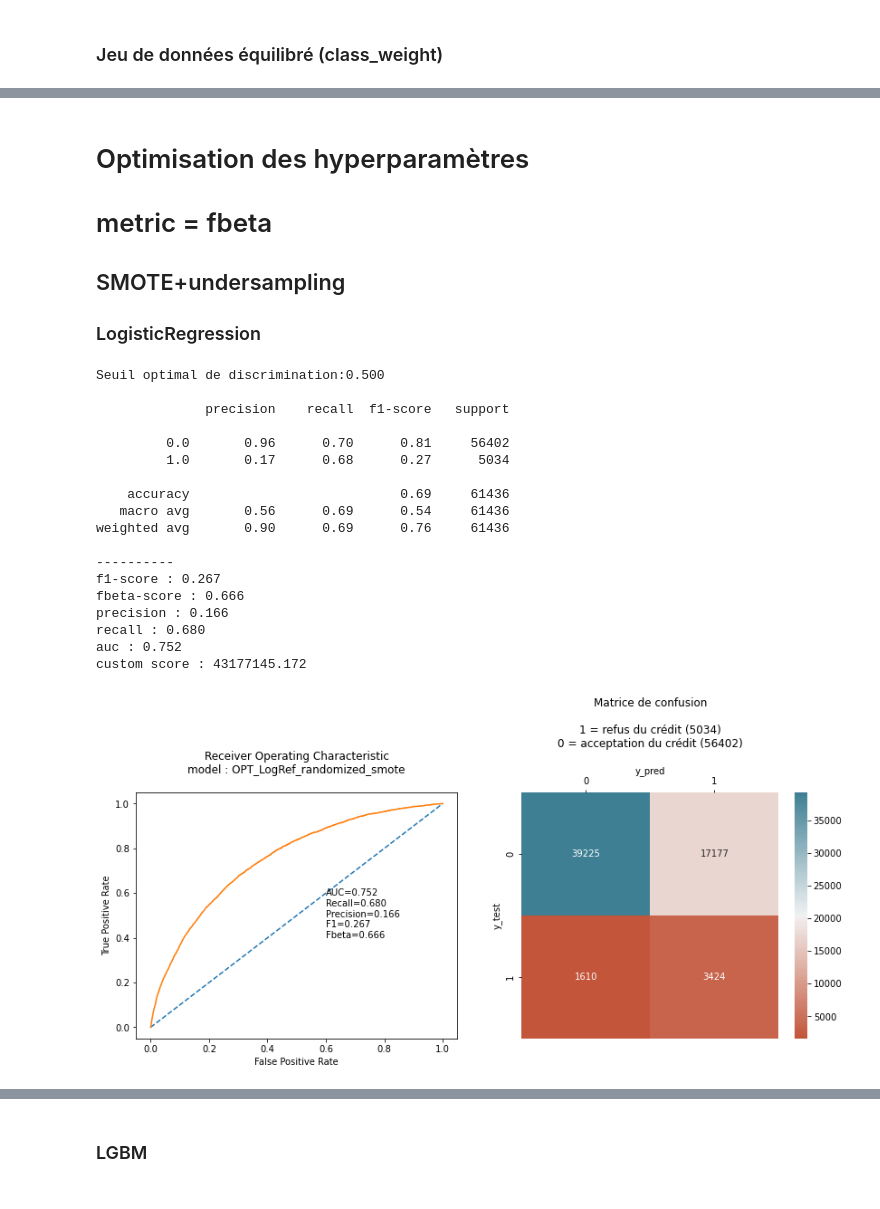
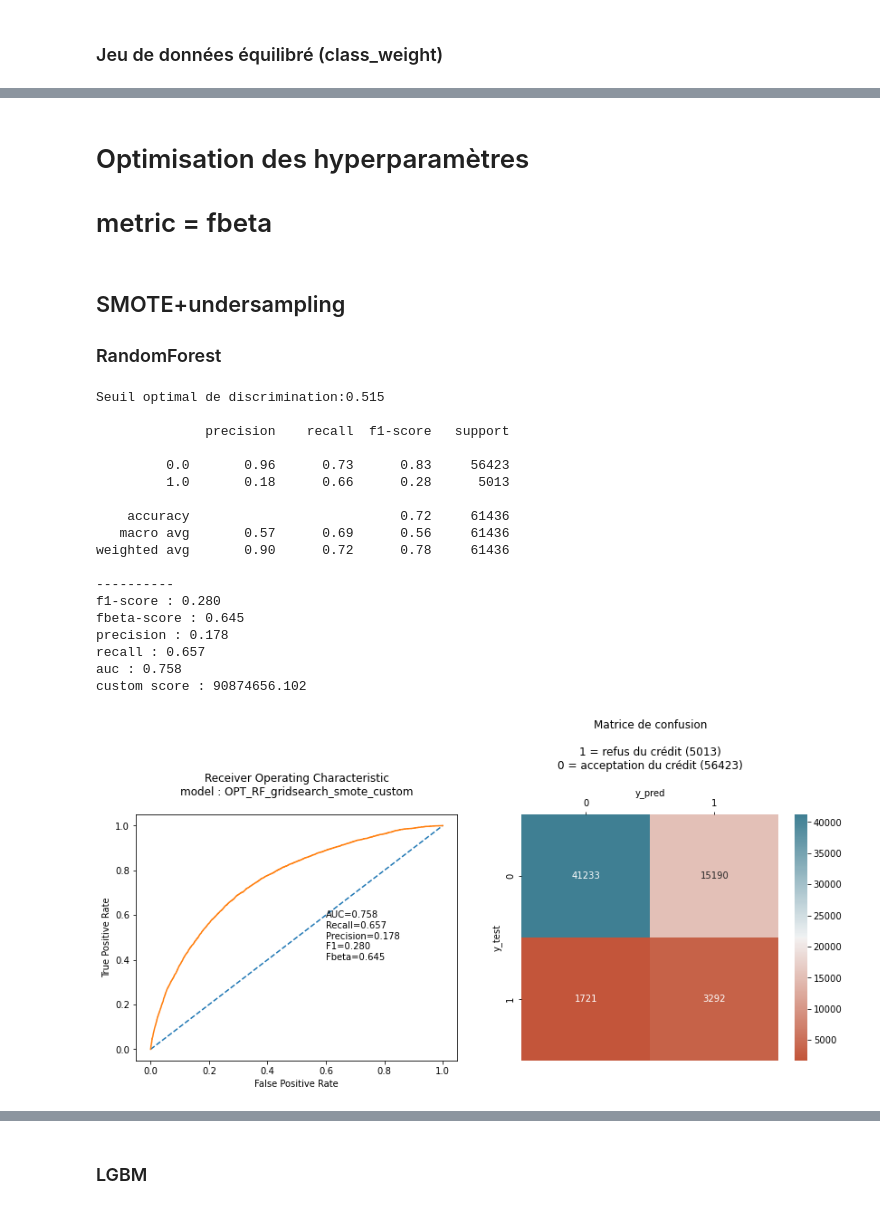
Before and after one commit to HDeBoissezon/P7, a Jupyter notebook: P7_Modelling.ipynb, the cells around one changed output, grey strips where cells are left out. Cells and saved outputs as stored; diff of their text form; code cells hidden in the pictures.

```diff
--- a/P7_Modelling.ipynb
+++ b/P7_Modelling.ipynb
@@ -179,5 +208,6 @@ ratio initial 1/0 : 0.088
 # %%
-oversampling = SMOTENC(sampling_strategy=.11, categorical_features=[0, 8], random_state=10)
+oversampling = SMOTENC(sampling_strategy=.11, categorical_features=[
+                       0, 8], random_state=10)
 undersampling = RandomUnderSampler(sampling_strategy=1, random_state=10)
 
 steps = [('over', oversampling), ('under', undersampling)]
@@ -374,5 +317,9 @@ Le coût d'un défaut de paiement (erreur de type II) représente 12 fois le gai
 # %%
-def custom_metric(y_pred, y_true):
+dict_param = {'gain_si_rembourse': gain_si_rembourse,
+              'perte_si_non_rembourse': perte_si_non_rembourse}
+
+
+def custom_metric(y_true, y_pred, dict_param=dict_param):
     '''
     metrique basée sur les caractéristiques d'un prêt moyen, à savoir :
     gain si remboursé = 18069.6
@@ -380,16 +327,20 @@ def custom_metric(y_pred, y_true):
     score = TN * gain - FP * gain - FN * perte + 0 * TP
     plus le score est grand, plus la banque gagne de l'argent
     '''
-    df = pd.DataFrame(y_pred, y_true).reset_index()
-    df.columns = ['Target', 'y_pred']
+    df = pd.DataFrame({'Target': y_true, 'y_pred': y_pred})
 
     masque_TN = (df.Target == 0) & (df.y_pred == 0)
-    # masque_TP = (df.Target == 1) & (df.y_pred == 1)
     masque_FP = (df.Target == 0) & (df.y_pred == 1)
     masque_FN = (df.Target == 1) & (df.y_pred == 0)
 
-    score = gain_si_rembourse * (masque_TN.sum() - masque_FP.sum()) - perte_si_non_rembourse * masque_FN.sum()
+    gain_si_rembourse = dict_param['gain_si_rembourse']
+    perte_si_non_rembourse = dict_param['perte_si_non_rembourse']
+
+    score = gain_si_rembourse * \
+        (masque_TN.sum() - masque_FP.sum()) - \
+        perte_si_non_rembourse * masque_FN.sum()
 
     return score
 
-custom_score = make_scorer(custom_metric)
+
+custom_score = make_scorer(custom_metric, dict_param=dict_param)
@@ -850,5 +905,3 @@ resultats_choix_model.sort_values(by="Fbeta", ascending=False)
 # %% [markdown]
- # Optimisation des hyperparamètres
- # metric = fbeta
- ## SMOTE+undersampling
- ### LogisticRegression
+  # Optimisation des hyperparamètres
+  # metric = fbeta
@@ -909,7 +971,7 @@ def optimisation_param(model_opt, run, X_train, y_train, X_test, y_test, resulta
     recall = recall_score(y_true=y_test, y_pred=y_pred)
     auc_score = auc(x=fpr, y=tpr)
     fbeta = fbeta_score(y_true=y_test, y_pred=y_pred, beta=beta)
-    custom = custom_metric(y_pred, y_test)
+    custom = custom_metric(y_true=y_test, y_pred=y_pred)
 
     # Affichage du rapport de classification
     print(classification_report(y_true=y_test, y_pred=y_pred))
@@ -957,40 +1019,38 @@ def optimisation_param(model_opt, run, X_train, y_train, X_test, y_test, resulta
     plt.xlabel("y_pred")
     plt.ylabel("y_test")
     return resultats, model_opt
+# %% [markdown]
+## SMOTE+undersampling
+  ### RandomForest
 # %%
-# test avec randomizedSearchCV
-distribution_lr = {'logisticregression__penalty': penalty,
-                   'logisticregression__C': C,
-                   'logisticregression__solver': solver}
+# configuration modèle
+model = RandomForestClassifier(random_state=10)
+rf = make_pipeline(preprocessor, model)
 
-# configuration modèle
-model = LogisticRegression(random_state=10)
-lr = make_pipeline(preprocessor, model)
-
-randomized_lr_smote = RandomizedSearchCV(
-    lr, param_distributions=distribution_lr, scoring=fbeta_scorer, cv=5, random_state=10)
-resultats_optimisation, randomized_lr_smote_opt = optimisation_param(
-    randomized_lr_smote, "OPT_LogRef_randomized_smote", X_train_balanced, y_train_balanced, X_test, y_test, resultats_optimisation)
+gridsearch_rf_smote = GridSearchCV(
+    estimator=rf, param_grid=param_grid_rf, scoring=custom_score, cv=5)
+resultats_optimisation, gridsearch_rf_smote_opt_custom = optimisation_param(
+    gridsearch_rf_smote, "OPT_RF_gridsearch_smote_custom", X_train_balanced, y_train_balanced, X_test, y_test, resultats_optimisation)
 # %% [output]
-Seuil optimal de discrimination:0.500
+Seuil optimal de discrimination:0.515
 
               precision    recall  f1-score   support
 
-         0.0       0.96      0.70      0.81     56402
-         1.0       0.17      0.68      0.27      5034
+         0.0       0.96      0.73      0.83     56423
+         1.0       0.18      0.66      0.28      5013
 
-    accuracy                           0.69     61436
-   macro avg       0.56      0.69      0.54     61436
-weighted avg       0.90      0.69      0.76     61436
+    accuracy                           0.72     61436
+   macro avg       0.57      0.69      0.56     61436
+weighted avg       0.90      0.72      0.78     61436
 
 ----------
-f1-score : 0.267
-fbeta-score : 0.666
-precision : 0.166
-recall : 0.680
-auc : 0.752
-custom score : 43177145.172
+f1-score : 0.280
+fbeta-score : 0.645
+precision : 0.178
+recall : 0.657
+auc : 0.758
+custom score : 90874656.102
-[figure, old version]
+[figure, new version]
 # %%
 resultats_optimisation
 # %% [output]
```
Also changed, not shown: parts of 93 cells of this notebook, 3 other files.
